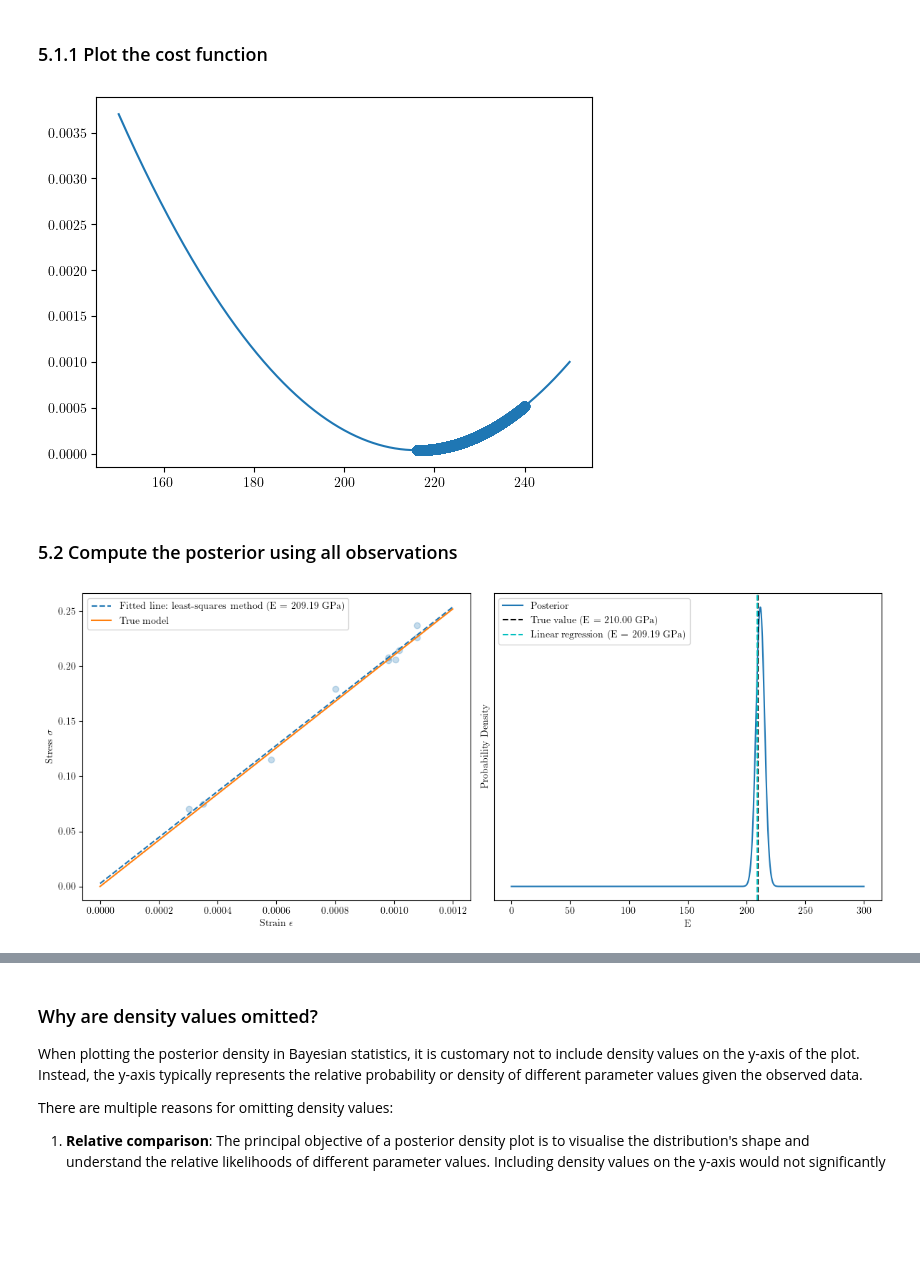
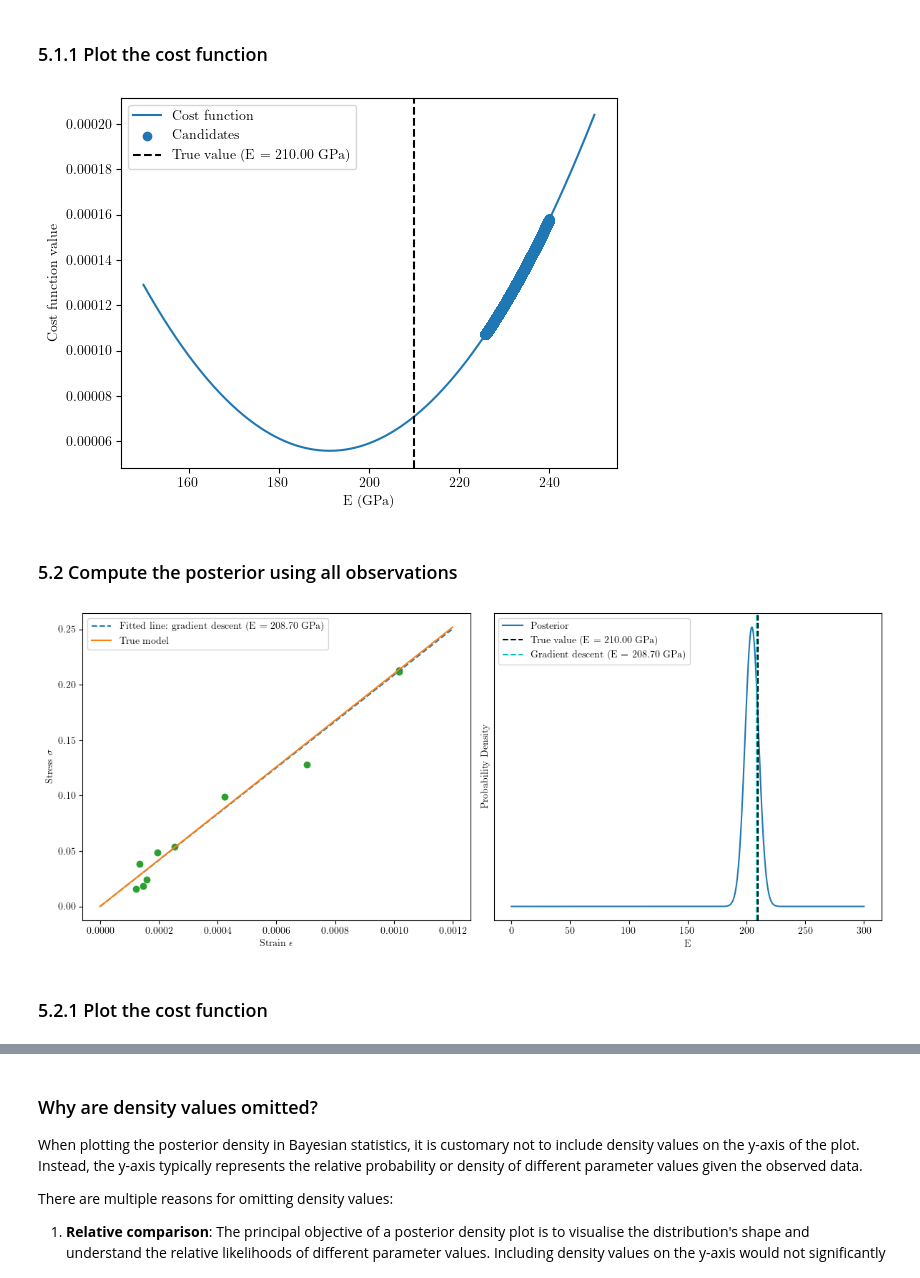
Before and after one commit to mark-hobbs/bayesian-inference-tutorial, a Jupyter notebook: examples/01-linear-elasticity.ipynb, the cells around one changed output, grey strips where cells are left out. Cells and saved outputs as stored; diff of their text form; code cells hidden in the pictures; blank space fills up the shorter version.

Commit message:
Remove least squares regression plot

```diff
--- a/examples/01-linear-elasticity.ipynb
+++ b/examples/01-linear-elasticity.ipynb
@@ -550,10 +542,17 @@ Final Error: 3.661626875129157e-05
 ### 5.1.1 Plot the cost function
 # %%
 E_range = np.linspace(150, 250, 1000)
-plt.plot(E_range, [optimiser._cost_function(E) for E in E_range])
-plt.scatter(candidate_hist, [optimiser._cost_function(candidate) for candidate in candidate_hist]);
+
+fig, ax1 = plt.subplots()
+ax1.plot(E_range, [optimiser._cost_function(E) for E in E_range], label="Cost function")
+ax1.scatter(candidate_hist, [optimiser._cost_function(candidate) for candidate in candidate_hist], label="Candidates")
+ax1.axvline(x=210, label="True value (E = {:.2f} GPa)".format(210), linestyle="--", color="k")
+
+ax1.set_xlabel('E (GPa)')
+ax1.set_ylabel('Cost function value')
+ax1.legend();
 # %% [output]
-[figure, old version]
+[figure, new version]
 # %% [markdown]
 ### 5.2 Compute the posterior using all observations
 # %%
@@ -562,20 +561,24 @@ prior = Prior(150, 50)
 likelihood = Likelihood(stress_observed, 0.01, model)
 posterior = Posterior(prior, likelihood)
 
-pdf = grid_search(posterior, np.linspace(0, 300, 1000))
-m, c = linear_regression(strain_observed, stress_observed)
+pdf = grid_search(
+    posterior, np.linspace(0, 300, 1000)
+)  # posterior.evaluate(np.linspace(0, 300, 1000))
+optimiser = GradientDescent(model, stress_observed, 240.00)
+candidate_hist, cost_hist = optimiser.optimise(step_size=20.00, n_steps=200000)
 
 fig, (ax1, ax2) = plt.subplots(1, 2, figsize=(12, 5))
 
 ax1.plot(
     strain,
-    (m * strain) + c,
+    candidate_hist[-1] * strain,
     "--",
     color="C0",
-    label="Fitted line: least-squares method (E = {:.2f} GPa)".format(m.item()),
+    label="Fitted line: gradient descent (E = {:.2f} GPa)".format(candidate_hist[-1].item()),
 )
 ax1.plot(strain, E * strain, color="C1", label="True model")
 ax1.scatter(strain_observed, stress_observed, alpha=0.25)
+ax1.scatter(strain_observed, stress_observed, color="C2")
 ax1.set_xlabel("Strain $\epsilon$")
 ax1.set_ylabel("Stress $\sigma$")
 ax1.legend()
@@ -586,8 +589,8 @@ ax2.axvline(
     x=210, label="True value (E = {:.2f} GPa)".format(210), linestyle="--", color="k"
 )
 ax2.axvline(
-    x=m,
-    label="Linear regression (E = {:.2f} GPa)".format(m.item()),
+    x=candidate_hist[-1].item(),
+    label="Gradient descent (E = {:.2f} GPa)".format(candidate_hist[-1].item()),
     linestyle="--",
     color="c",
 )
@@ -598,4 +601,6 @@ ax2.legend()
 
 plt.tight_layout()
 # %% [output]
-[figure, old version]
+[figure, new version]
+# %% [markdown]
+### 5.2.1 Plot the cost function
```
Also changed, not shown: parts of 10 cells of this notebook.
